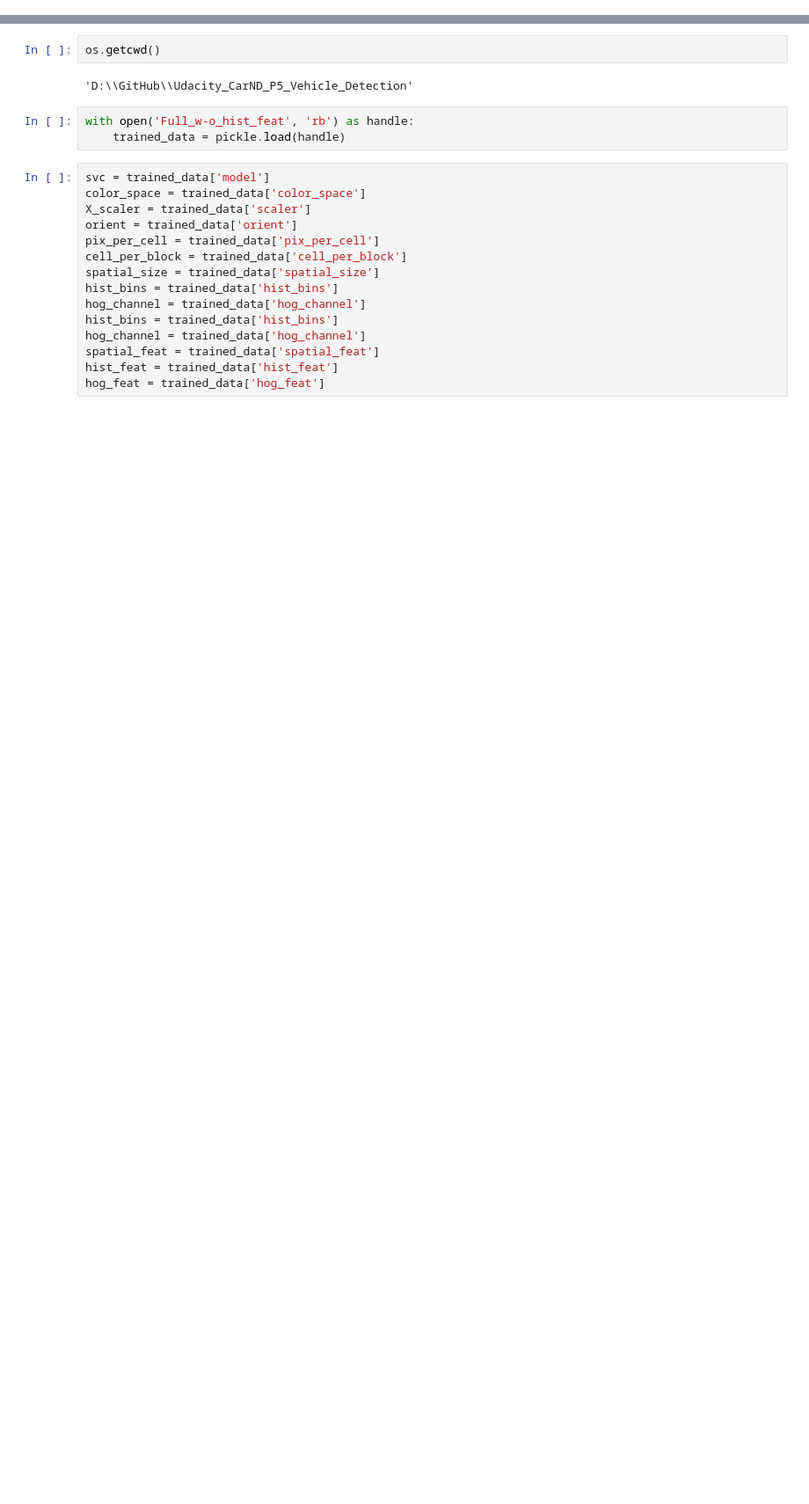
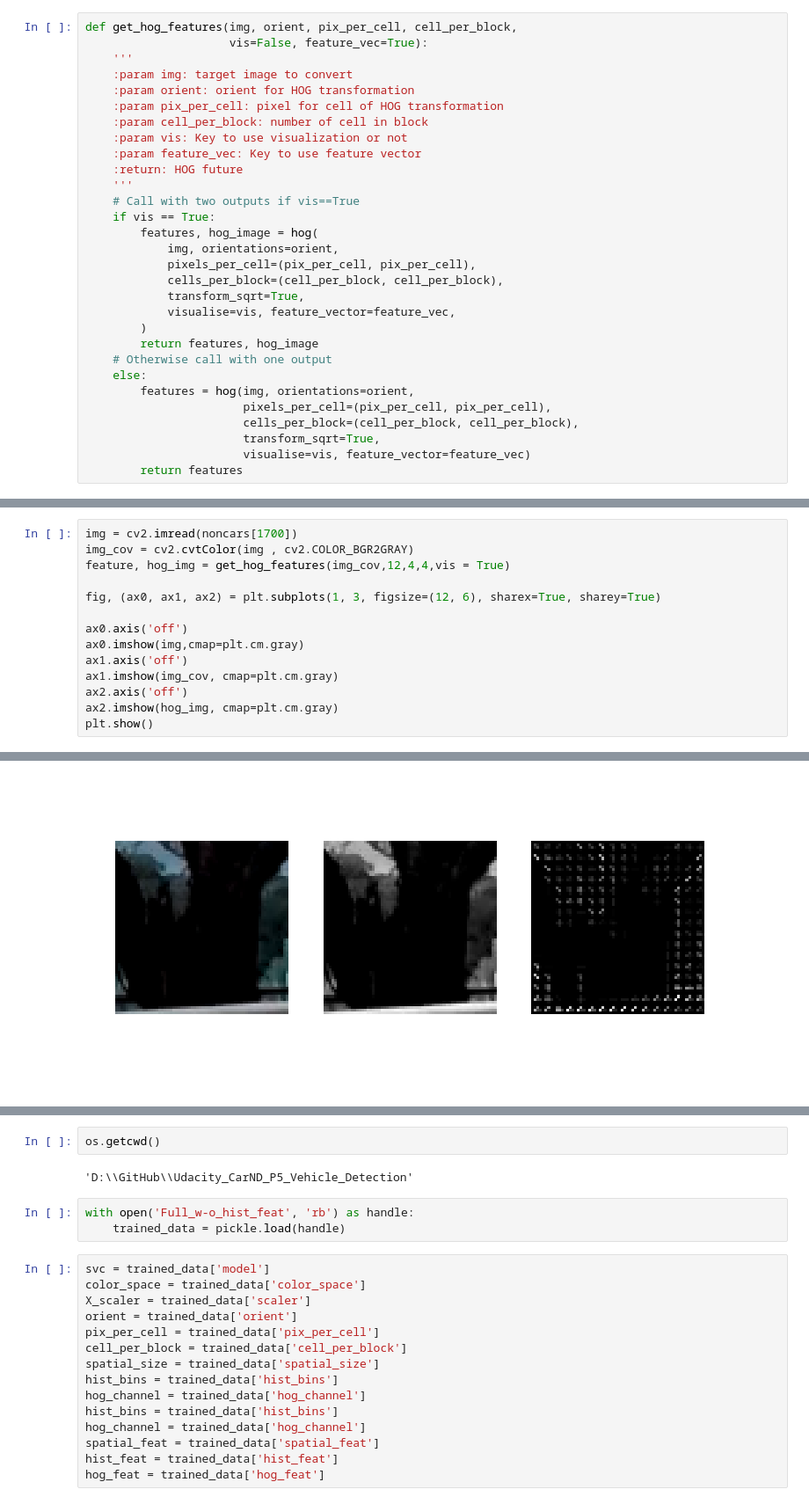
Before and after one commit to GinYoshida/Udacity_CarND_P5_Vehicle_Detection, a Jupyter notebook: Code_test.ipynb, the cells around one changed output, grey strips where cells are left out. Shown at 88% size. Saved outputs shown, nothing was run; the diff lists cells and outputs as text; blank space fills up the shorter version.

Commit message:
HOG with Gray was defined

```diff
--- a/Code_test.ipynb
+++ b/Code_test.ipynb
@@ -11,0 +141,30 @@ import os
+# %%
+def get_hog_features(img, orient, pix_per_cell, cell_per_block,
+                     vis=False, feature_vec=True):
+    '''
+    :param img: target image to convert
+    :param orient: orient for HOG transformation
+    :param pix_per_cell: pixel for cell of HOG transformation
+    :param cell_per_block: number of cell in block
+    :param vis: Key to use visualization or not
+    :param feature_vec: Key to use feature vector
+    :return: HOG future
+    '''
+    # Call with two outputs if vis==True
+    if vis == True:
+        features, hog_image = hog(
+            img, orientations=orient,
+            pixels_per_cell=(pix_per_cell, pix_per_cell),
+            cells_per_block=(cell_per_block, cell_per_block),
+            transform_sqrt=True,
+            visualise=vis, feature_vector=feature_vec,
+        )
+        return features, hog_image
+    # Otherwise call with one output
+    else:
+        features = hog(img, orientations=orient,
+                       pixels_per_cell=(pix_per_cell, pix_per_cell),
+                       cells_per_block=(cell_per_block, cell_per_block),
+                       transform_sqrt=True,
+                       visualise=vis, feature_vector=feature_vec)
+        return features
@@ -11,0 +173,15 @@ import os
+# %%
+img = cv2.imread(noncars[1700])
+img_cov = cv2.cvtColor(img , cv2.COLOR_BGR2GRAY)
+feature, hog_img = get_hog_features(img_cov,12,4,4,vis = True)
+
+fig, (ax0, ax1, ax2) = plt.subplots(1, 3, figsize=(12, 6), sharex=True, sharey=True)
+
+ax0.axis('off')
+ax0.imshow(img,cmap=plt.cm.gray)
+ax1.axis('off')
+ax1.imshow(img_cov, cmap=plt.cm.gray)
+ax2.axis('off')
+ax2.imshow(hog_img, cmap=plt.cm.gray)
+plt.show()
+# %% [output]
@@ -11,0 +190 @@ import os
+[figure, added]
```
Also changed, not shown: parts of 35 cells of this notebook, 10 other files.
